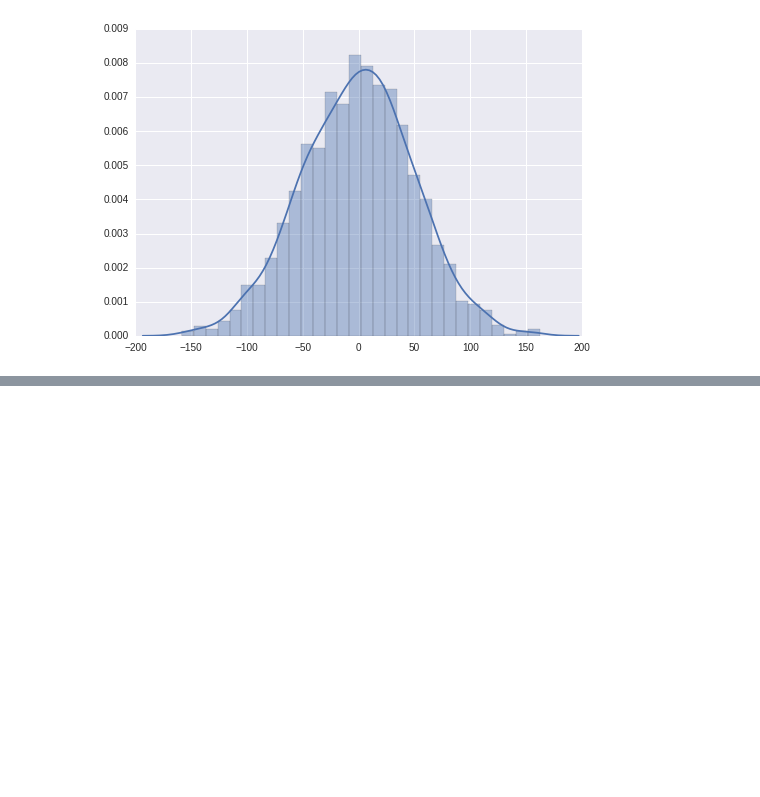
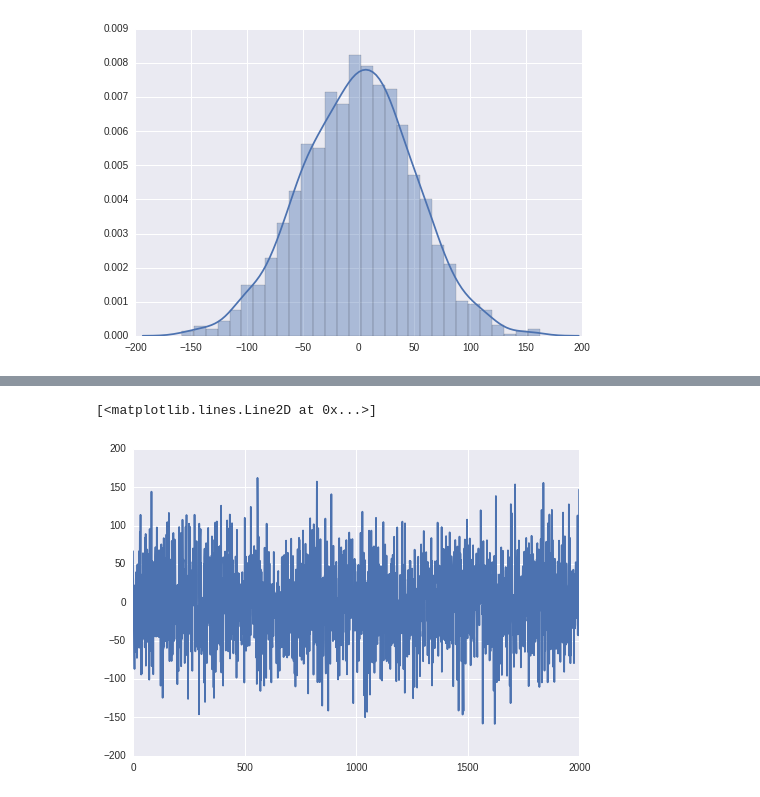
Before and after one commit to krenzland/prior-information, a Jupyter notebook: notebooks/012-DiagonalTestData.ipynb, the cells around one changed output, grey strips where cells are left out. Drawn from its saved outputs; the diff is of its cells as text; code cells hidden in the pictures; blank space fills up the shorter version.

```diff
--- a/notebooks/012-DiagonalTestData.ipynb
+++ b/notebooks/012-DiagonalTestData.ipynb
@@ -92,3 +71,0 @@ dfr = pd.read_csv("../datasets/processed/diagonal_test/diag_test_50_noise.csv")
-# %%
-X, y = get_xy(dfr)
-y.var()
@@ -139,0 +72,5 @@ r = np.matrix(np.random.normal(0,10.0, 2000))
+# %%
+plt.plot(y)
+# %% [output]
+[<matplotlib.lines.Line2D at 0x...>]
+[figure, added]
```
Also changed, not shown: parts of 11 cells of this notebook.
